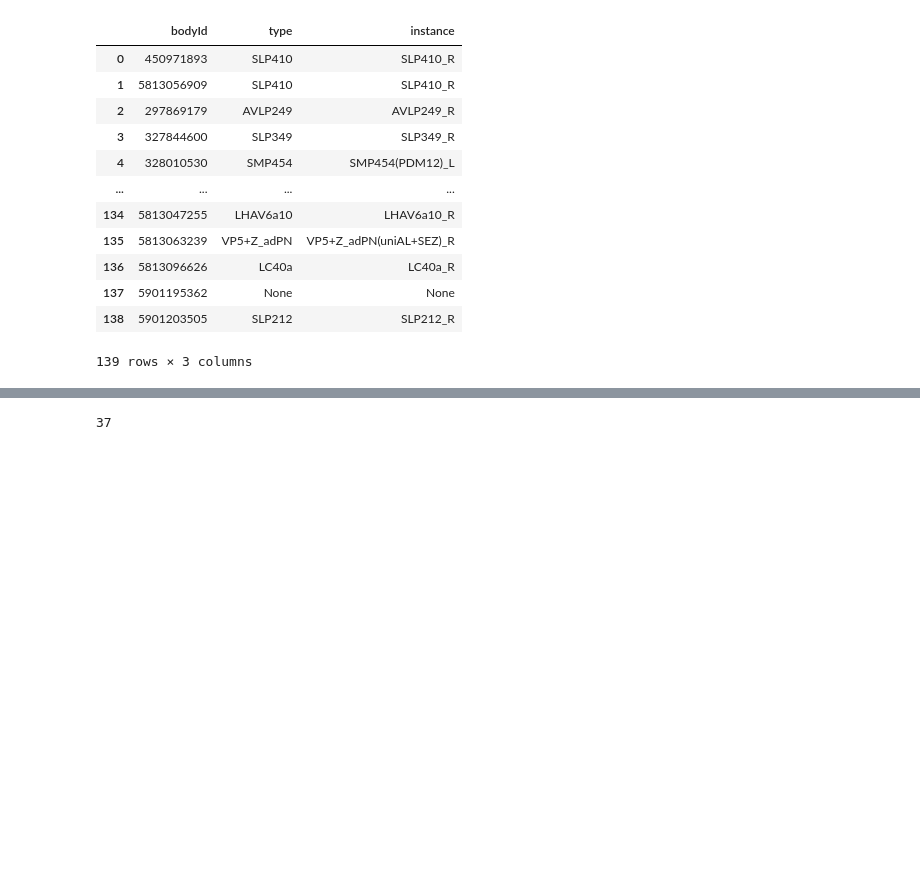
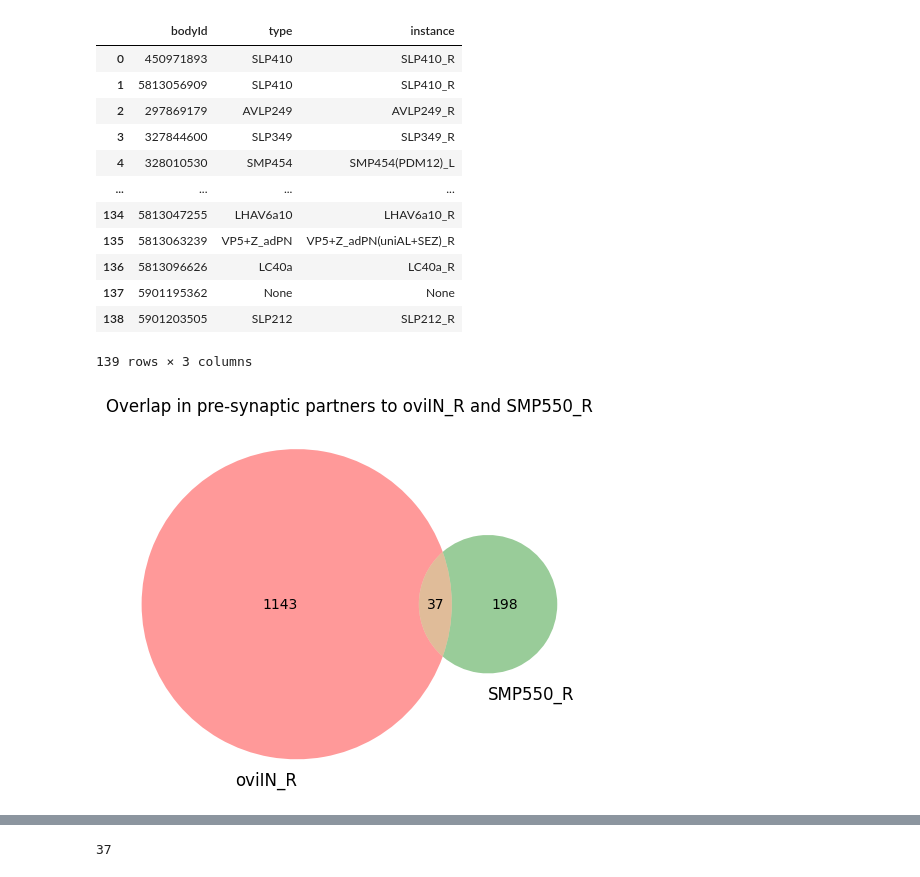
Before and after one commit to Gutierrez-lab/oviIN-inputs, a Jupyter notebook: oviposition_circuit.ipynb, the cells around one changed output, grey strips where cells are left out. Cells and saved outputs as stored; diff of their text form; code cells hidden in the pictures; blank space fills up the shorter version.

```diff
--- a/oviposition_circuit.ipynb
+++ b/oviposition_circuit.ipynb
@@ -921,3 +930,13 @@ SLP410r_input_ids = SLP410r_input_neurons['bodyId'][2:]
+# %%
+# figure of overlap of inputs to oviIN_R, SMP550_R, SLP410_R, oviDNb_R, oviDNa_R
+from matplotlib_venn import venn2
+venn2((set(oviINr_input_ids), set(SMP550r_input_ids)), ('oviIN_R', 'SMP550_R'))
+plt.title('Overlap in pre-synaptic partners to oviIN_R and SMP550_R')
+
+plt.savefig('figures/venn_oviINr_SMP550r_inputs.pdf', format='pdf')
+plt.show()
+# %% [output]
+[figure, added]
 # %%
 # figure of overlap of inputs to oviIN_R, SMP550_R, SLP410_R, oviDNb_R, oviDNa_R
 from matplotlib_venn import venn3
```
Also changed, not shown: parts of 10 cells of this notebook, 1 other file.
